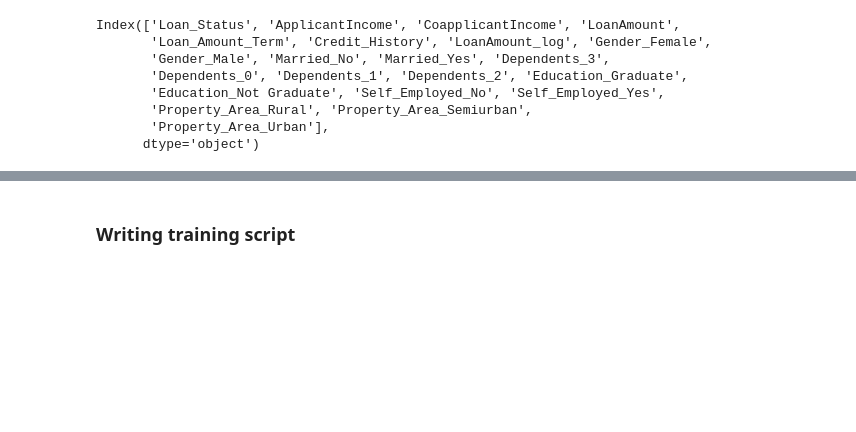
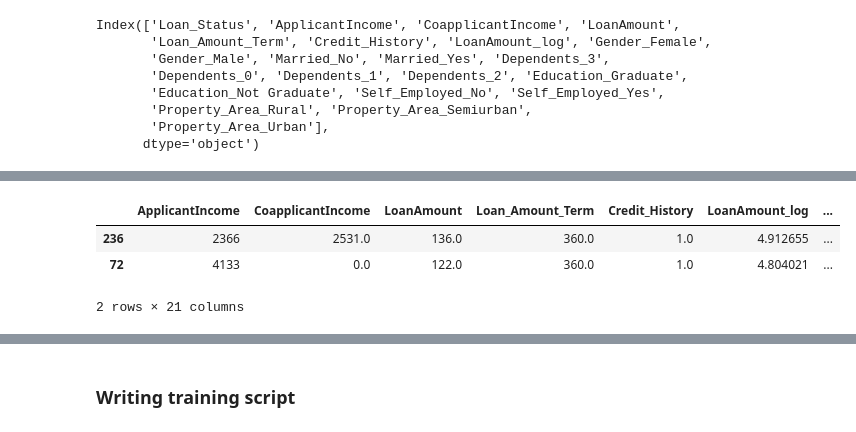
Before and after one commit to Trinadhj/Loan-Eligibility-Algorithm, a Jupyter notebook: AWS Sagemaker end-to-end deployment.ipynb, the cells around one changed output, grey strips where cells are left out. Saved outputs shown, nothing was run; the diff lists cells and outputs as text; code cells hidden in the pictures; blank space fills up the shorter version.

```diff
--- a/AWS Sagemaker end-to-end deployment.ipynb
+++ b/AWS Sagemaker end-to-end deployment.ipynb
@@ -281,0 +314,7 @@ xgb_predictor = xgb_model.deploy(
+# %%
+test.iloc[:2, 1:]
+# %% [output]
+|  | ApplicantIncome | CoapplicantIncome | LoanAmount | Loan_Amount_Term | Credit_History | LoanAmount_log | ... |
+| 236 | 2366 | 2531.0 | 136.0 | 360.0 | 1.0 | 4.912655 | ... |
+| 72 | 4133 | 0.0 | 122.0 | 360.0 | 1.0 | 4.804021 | ... |
+2 rows × 21 columns
```
Also changed, not shown: parts of 28 cells of this notebook.
